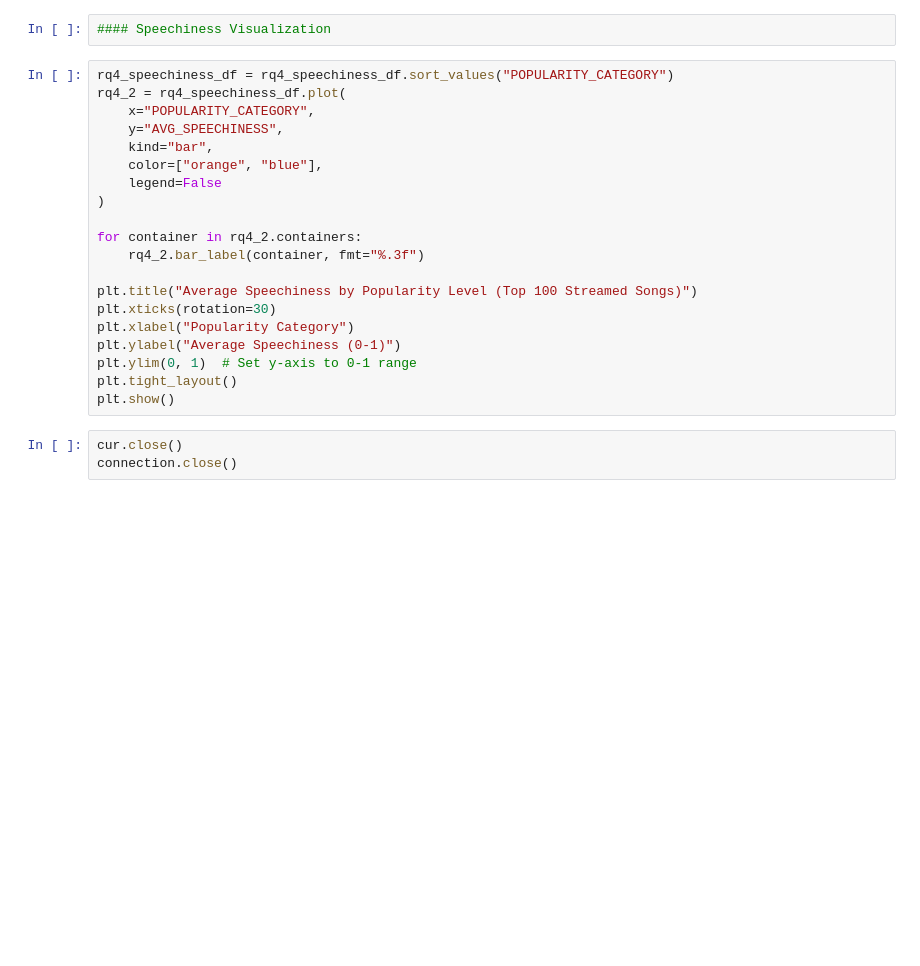
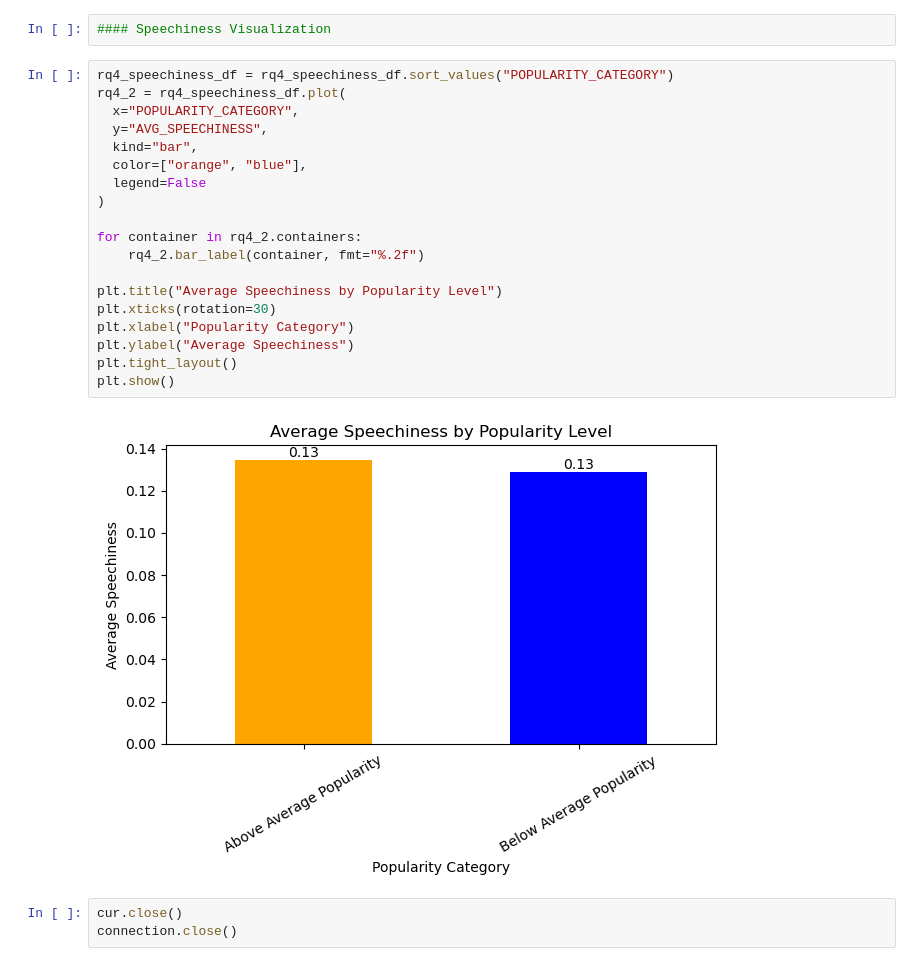
Before and after one commit to emmaoh/cpsc368-project6, a Jupyter notebook: rq1-David.ipynb, the cells around one changed output. Drawn from its saved outputs; the diff is of its cells as text; blank space fills up the shorter version.

```diff
--- a/rq1-David.ipynb
+++ b/rq1-David.ipynb
@@ -140,23 +169,24 @@ plt.show()
 # %%
 rq4_speechiness_df = rq4_speechiness_df.sort_values("POPULARITY_CATEGORY")
 rq4_2 = rq4_speechiness_df.plot(
-    x="POPULARITY_CATEGORY",
-    y="AVG_SPEECHINESS",
-    kind="bar",
-    color=["orange", "blue"],
-    legend=False
+  x="POPULARITY_CATEGORY",
+  y="AVG_SPEECHINESS",
+  kind="bar",
+  color=["orange", "blue"],
+  legend=False
 )
 
 for container in rq4_2.containers:
-    rq4_2.bar_label(container, fmt="%.3f")
+    rq4_2.bar_label(container, fmt="%.2f")
 
-plt.title("Average Speechiness by Popularity Level (Top 100 Streamed Songs)")
+plt.title("Average Speechiness by Popularity Level")
 plt.xticks(rotation=30)
 plt.xlabel("Popularity Category")
-plt.ylabel("Average Speechiness (0-1)")
-plt.ylim(0, 1)  # Set y-axis to 0-1 range
+plt.ylabel("Average Speechiness")
 plt.tight_layout()
 plt.show()
+# %% [output]
+[figure, added]
 # %%
 cur.close()
 connection.close()
```
Also changed, not shown: parts of 4 cells of this notebook.
